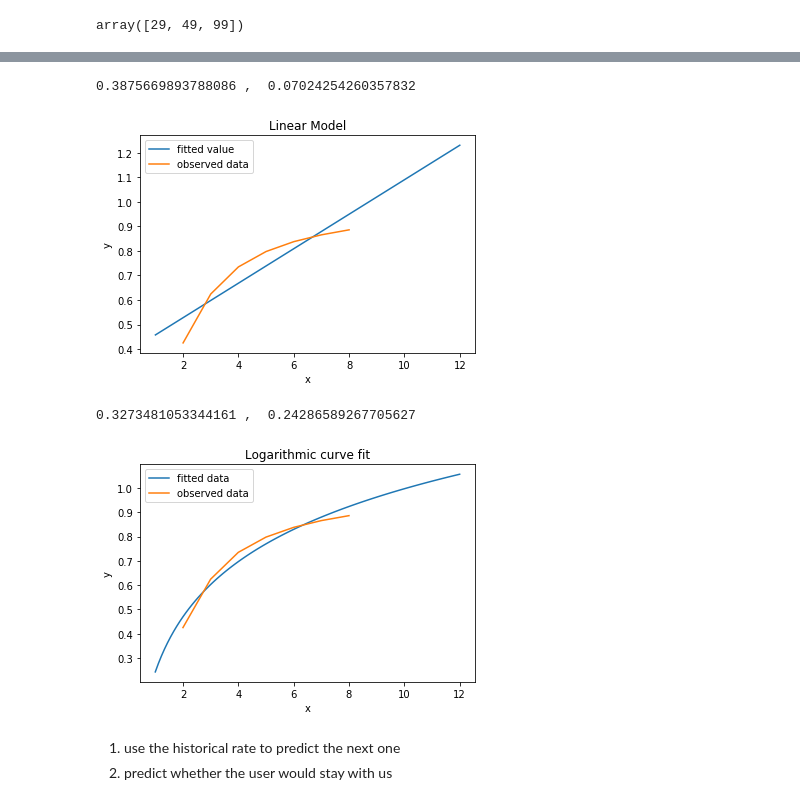
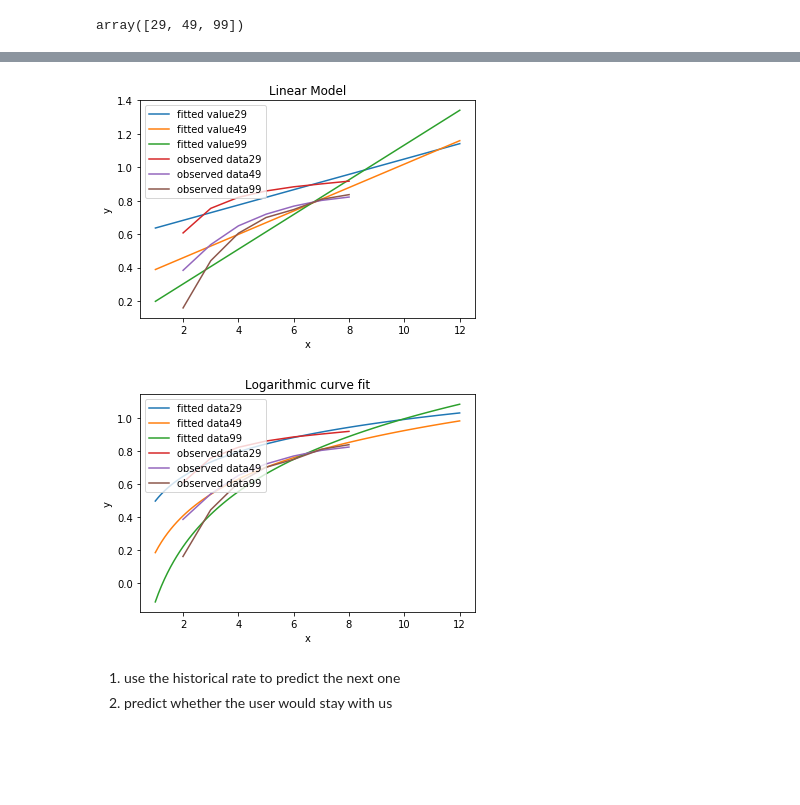
Before and after one commit to crazywiden/Leetcode_daily_submit, a Jupyter notebook: 20e/subscription retention rate.ipynb, the cells around one changed output, grey strips where cells are left out. Drawn from its saved outputs; the diff is of its cells as text; code cells hidden in the pictures; blank space fills up the shorter version.

```diff
--- a/20e/subscription retention rate.ipynb
+++ b/20e/subscription retention rate.ipynb
@@ -137,38 +168,49 @@ def log_model(data):
 # %%
 # obvious under-fit
-[e,f] = lm_model(b)
-print(e,", ",f[0])
+[inter_29,coef_29] = lm_model(ratio_29)
+[inter_49,coef_49] = lm_model(ratio_49)
+[inter_99,coef_99] = lm_model(ratio_99)
 x = np.linspace(1,12,100)
-y = e+f[0]*x
-plt.plot(x, y, label = "fitted value")
-plt.plot(b["month"],b["ratio"], label = "observed data")
+y_29 = inter_29+coef_29[0]*x
+y_49 = inter_49+coef_49[0]*x
+y_99 = inter_99+coef_99[0]*x
+plt.plot(x, y_29, label = "fitted value29")
+plt.plot(x, y_49, label = "fitted value49")
+plt.plot(x, y_99, label = "fitted value99")
+plt.plot(ratio_29["month"],ratio_29["ratio"], label = "observed data29")
+plt.plot(ratio_49["month"],ratio_49["ratio"], label = "observed data49")
+plt.plot(ratio_99["month"],ratio_99["ratio"], label = "observed data99")
 plt.title("Linear Model")
 plt.legend(loc="upper left")
 plt.xlabel("x")
 plt.ylabel("y")
 plt.show()
 # %% [output]
-0.3875669893788086 ,  0.07024254260357832
-[figure, old version]
+[figure, new version]
 # %%
 # better than lm, but still have two problems
 # underfit
 # the maximum would exceed 1
 
-[g,h] = log_model(b)
-print(g,", ",h)
-x = np.linspace(1,12,100)
-y = g*np.log(x)+h
-plt.plot(x, y, label = "fitted data")
-plt.plot(b["month"],b["ratio"], label = "observed data")
+[l_coef_29, l_inter_29] = log_model(ratio_29)
+[l_coef_49, l_inter_49] = log_model(ratio_49)
+[l_coef_99, l_inter_99] = log_model(ratio_99)
+l_y_29 = l_coef_29*np.log(x)+l_inter_29
+l_y_49 = l_coef_49*np.log(x)+l_inter_49
+l_y_99 = l_coef_99*np.log(x)+l_inter_99
+plt.plot(x, l_y_29, label = "fitted data29")
+plt.plot(x, l_y_49, label = "fitted data49")
+plt.plot(x, l_y_99, label = "fitted data99")
+plt.plot(ratio_29["month"],ratio_29["ratio"], label = "observed data29")
+plt.plot(ratio_49["month"],ratio_49["ratio"], label = "observed data49")
+plt.plot(ratio_99["month"],ratio_99["ratio"], label = "observed data99")
 plt.title("Logarithmic curve fit")
 plt.legend(loc="upper left")
 plt.xlabel("x")
 plt.ylabel("y")
 plt.show()
 # %% [output]
-0.3273481053344161 ,  0.24286589267705627
-[figure, old version]
+[figure, new version]
 # %% [markdown]
 1. use the historical rate to predict the next one
 2. predict whether the user would stay with us
```
Also changed, not shown: parts of 5 cells of this notebook.
